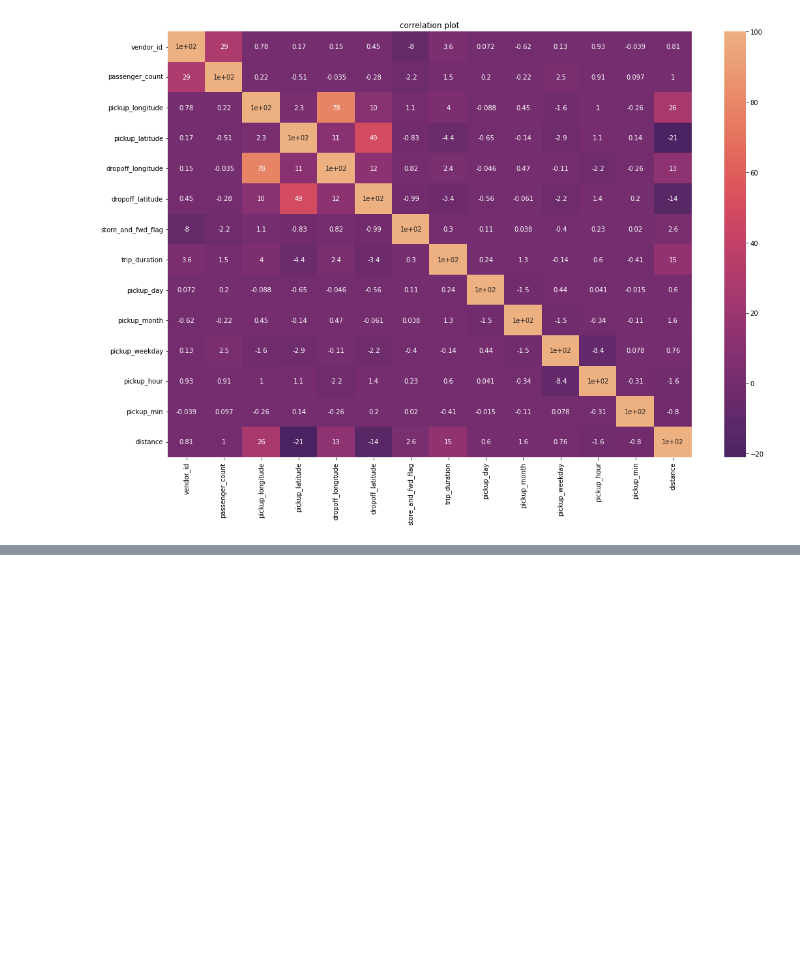
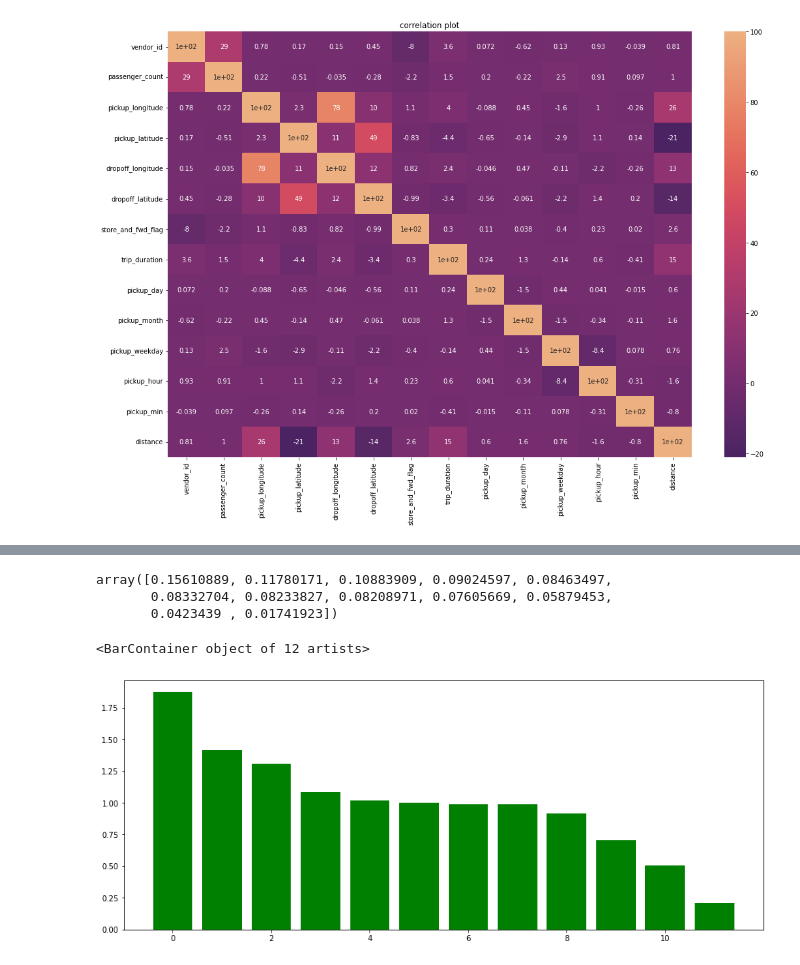
Before and after one commit to Deven876/project-2-NYC-Taxi-Trip-Time-Prediction, a Jupyter notebook: project_2_Taxi_Trip_Time_Prediction_.ipynb, the cells around one changed output, grey strips where cells are left out. Cells and saved outputs as stored; diff of their text form; code cells hidden in the pictures; blank space fills up the shorter version.

Commit message:
scaling and feature decomposition using pca

```diff
--- a/project_2_Taxi_Trip_Time_Prediction_.ipynb
+++ b/project_2_Taxi_Trip_Time_Prediction_.ipynb
@@ -557,0 +572,5 @@ Text(0.5, 1.0, 'correlation plot')
+# %%
+# scaling predictors and creating new dataframe
+from sklearn.preprocessing import StandardScaler
+cols = X.columns
+print(cols)
@@ -557,0 +587,3 @@ Text(0.5, 1.0, 'correlation plot')
+# %%
+df = pd.DataFrame(new_df, columns=cols)
+df.head()
@@ -557,0 +615,23 @@ Text(0.5, 1.0, 'correlation plot')
+# %%
+X = df
+# %%
+#Applying PCA
+
+from sklearn.decomposition import PCA
+
+pca = PCA(n_components=len(nyc_taxi_df.columns)-1)
+pca.fit_transform(X)
+var_rat = pca.explained_variance_ratio_
+var_rat
+# %% [output]
+array([0.15610889, 0.11780171, 0.10883909, 0.09024597, 0.08463497,
+       0.08332704, 0.08233827, 0.08208971, 0.07605669, 0.05879453,
+       0.0423439 , 0.01741923])
+# %%
+#Variance Ratio vs PC plot
+
+plt.figure(figsize=(15,6))
+plt.bar(np.arange(pca.n_components_), pca.explained_variance_, color="green")
+# %% [output]
+<BarContainer object of 12 artists>
+[figure, added]
```
Also changed, not shown: parts of 20 cells of this notebook.
